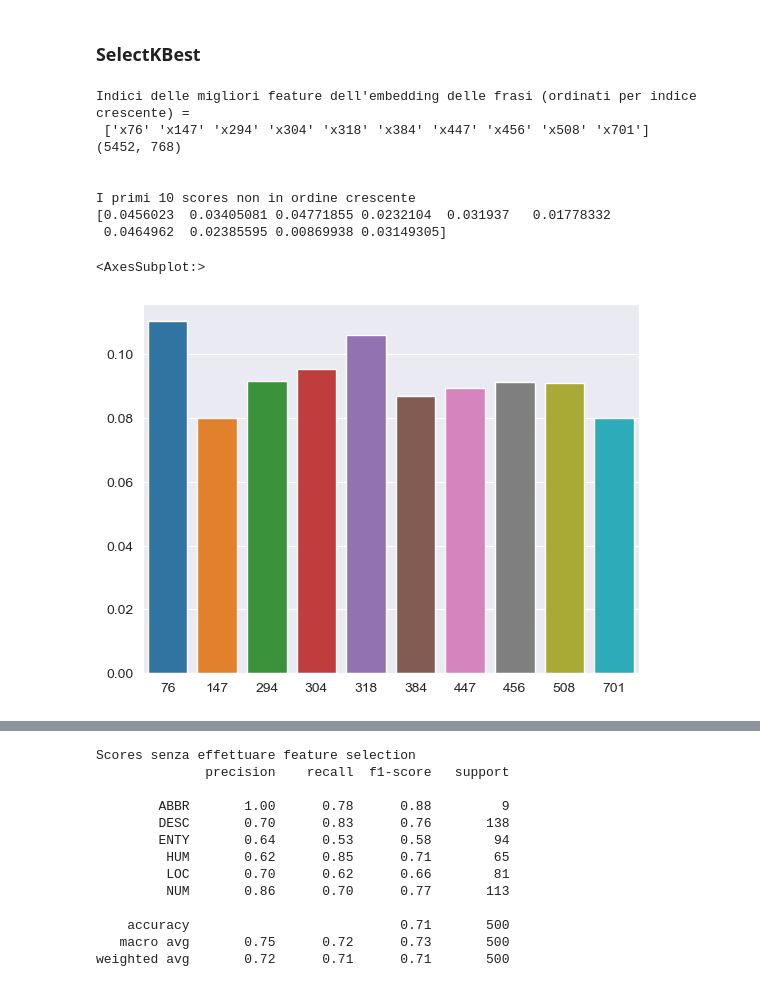
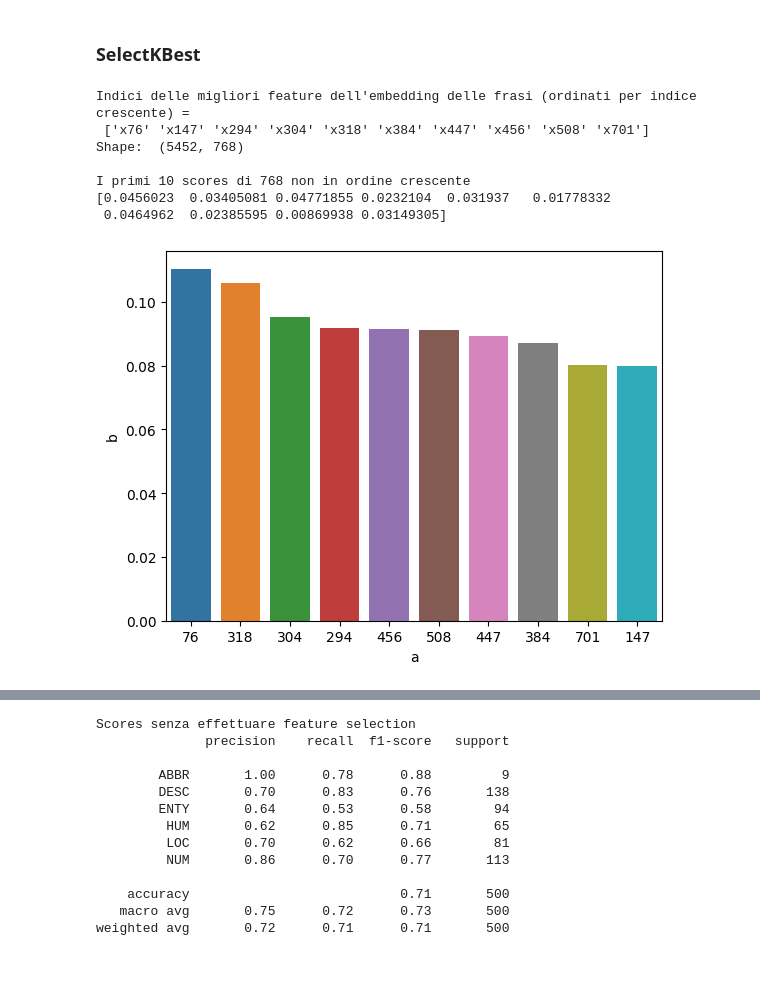
Before and after one commit to redjack96/CodiceML, a Jupyter notebook: src/esercitazioni/[WMIR]04svm.ipynb, the cells around one changed output, grey strips where cells are left out. Cells and saved outputs as stored; diff of their text form; code cells hidden in the pictures.

```diff
--- a/src/esercitazioni/[WMIR]04svm.ipynb
+++ b/src/esercitazioni/[WMIR]04svm.ipynb
@@ -96,8 +96,8 @@ Il metodo transform, invece, viene utilizzato per applicare il pre-processore ad
 In generale, si utilizza fit_transform solo sul set di addestramento e transform sui set di validazione e test. Questo perché il set di addestramento viene utilizzato per addestrare il pre-processore, mentre i set di validazione e test vengono utilizzati per valutare le prestazioni del modello addestrato. Addestrare il pre-processore sui dati di validazione e test potrebbe condurre a una valutazione ottimistica del modello e a una scarsa generalizzazione su nuovi dati.
 # %%
 # Extract features from the dataset
-vectorizer = TfidfVectorizer(stop_words='english')
-X_train = vectorizer.fit_transform(newsgroups_train.data)
-X_test = vectorizer.transform(newsgroups_test.data)
+tfidf_vectorizer = TfidfVectorizer(stop_words='english')
+X_train = tfidf_vectorizer.fit_transform(newsgroups_train.data)
+X_test = tfidf_vectorizer.transform(newsgroups_test.data)
 y_train = newsgroups_train.target
 y_test = newsgroups_test.target
@@ -376,13 +371,13 @@ testing_plot = sns.countplot(x=sorted(testing_data['classes']))
 Let's apply again the Bag-of-Word (tf-idf) policy to encode these sentences and evaluate an SVM model.
 # %%
 # Extract features from the dataset
-vectorizer = TfidfVectorizer(stop_words='english')
-X_train_qc = vectorizer.fit_transform(training_data['questions'].tolist())
-X_test_qc = vectorizer.transform(testing_data['questions'].tolist())
+tfidf_vectorizer = TfidfVectorizer(stop_words='english')
+X_train_qc = tfidf_vectorizer.fit_transform(training_data['questions'].tolist())
+X_test_qc = tfidf_vectorizer.transform(testing_data['questions'].tolist())
 y_train_qc = training_data['classes'].tolist()
 y_test_qc = testing_data['classes'].tolist()
 
-print(vectorizer.vocabulary_)
+print(tfidf_vectorizer.vocabulary_)
 
 print(X_train_qc.shape)
 print(X_train_qc)
@@ -579,25 +630,23 @@ kbest = SelectKBest(score_func=sklearn.feature_selection.mutual_info_classif, k=
 kbest_train = kbest.fit_transform(X_train_sbert, y_train_qc)
 # %%
 print("Indici delle migliori feature dell'embedding delle frasi (ordinati per indice crescente) = \n", kbest.get_feature_names_out())
-print((len(X_train_sbert), len(X_train_sbert[0])))
+print("Shape: ", (len(X_train_sbert), len(X_train_sbert[0])), "\n")
 
-print("\n")
-print("I primi 10 scores non in ordine crescente")
+print(f"I primi 10 scores di {len(kbest.scores_)} non in ordine crescente")
 print(kbest.scores_[:10])
 # %% [output]
 Indici delle migliori feature dell'embedding delle frasi (ordinati per indice crescente) =
  ['x76' 'x147' 'x294' 'x304' 'x318' 'x384' 'x447' 'x456' 'x508' 'x701']
-(5452, 768)
+Shape:  (5452, 768)
 
-
-I primi 10 scores non in ordine crescente
+I primi 10 scores di 768 non in ordine crescente
 [0.0456023  0.03405081 0.04771855 0.0232104  0.031937   0.01778332
  0.0464962  0.02385595 0.00869938 0.03149305]
 # %%
 # ordiniamo e stampiamo i k elementi più importanti
-best_features_skb, best_scores_skb = best_features_selection(kbest.scores_, k_best)
-
-sns.barplot(x=best_features_skb, y=best_scores_skb)
+best_indexes_and_features = best_features_selection_zip(list(kbest.scores_), k_best)
+df = pd.DataFrame(best_indexes_and_features)
+df.columns = ['a', 'b']
+plot = sns.barplot(data=df, x='a', y='b', order=df['a'])
 # %% [output]
-<AxesSubplot:>
-[figure, old version]
+[figure, new version]
```
Also changed, not shown: parts of 54 cells of this notebook, 1 other file.
